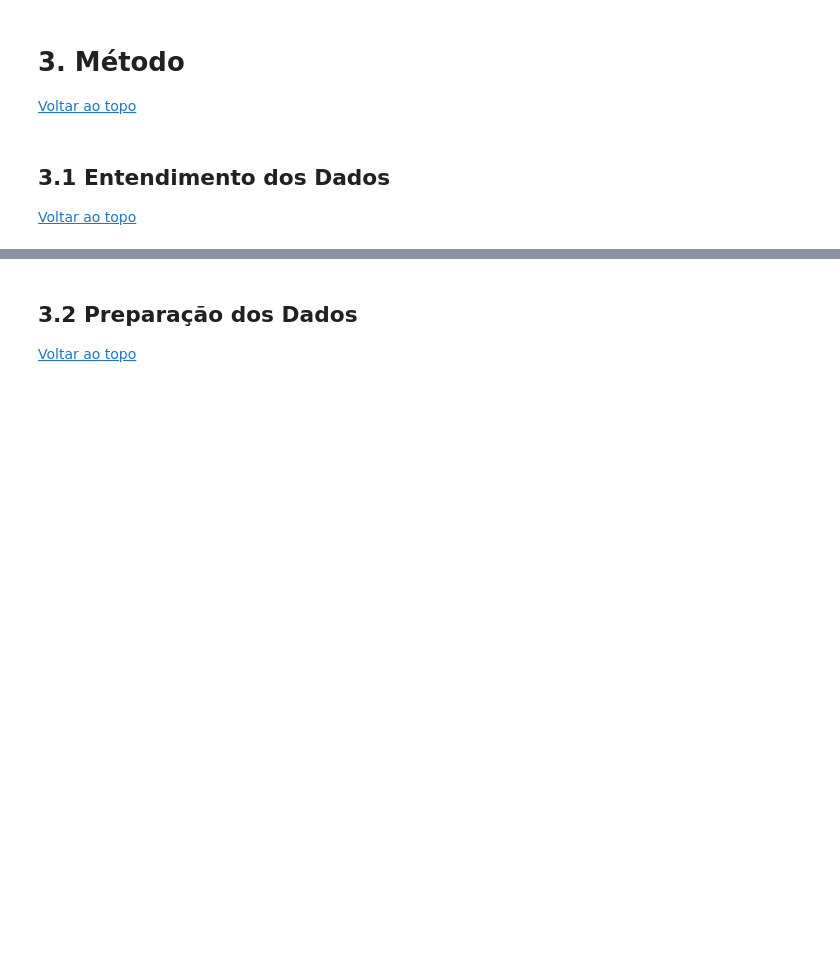
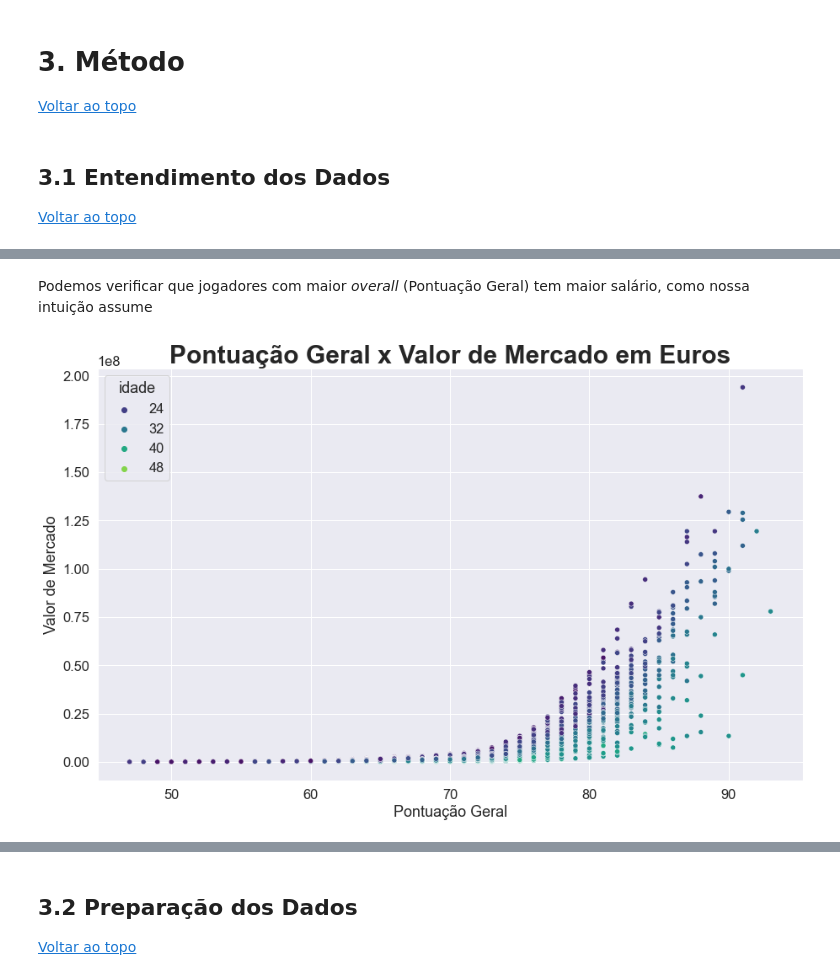
Before and after one commit to olucaslopes/fifa22-players-analysis, a Jupyter notebook: Relatorio.ipynb, the cells around one changed output, grey strips where cells are left out. Saved outputs shown, nothing was run; the diff lists cells and outputs as text; code cells hidden in the pictures; blank space fills up the shorter version.

```diff
--- a/Relatorio.ipynb
+++ b/Relatorio.ipynb
@@ -119,0 +251,12 @@ Grandes sucessos geram grandes oportunidades de negócio. Sendo o FIFA, sem qual
+# %% [markdown]
+Podemos verificar que jogadores com maior *overall* (Pontuação Geral) tem maior salário, como nossa intuição assume
+# %%
+plt.figure(figsize=(15, 9))
+sns.scatterplot(x='overall',y='value_eur',hue='age',palette = 'viridis',data=df)
+plt.legend(title='idade')
+plt.title('Pontuação Geral x Valor de Mercado em Euros',fontsize = 30, weight='bold')
+plt.xlabel('Pontuação Geral')
+plt.ylabel('Valor de Mercado')
+plt.show()
+# %% [output]
+[figure, added]
```
Also changed, not shown: parts of 82 cells of this notebook.
